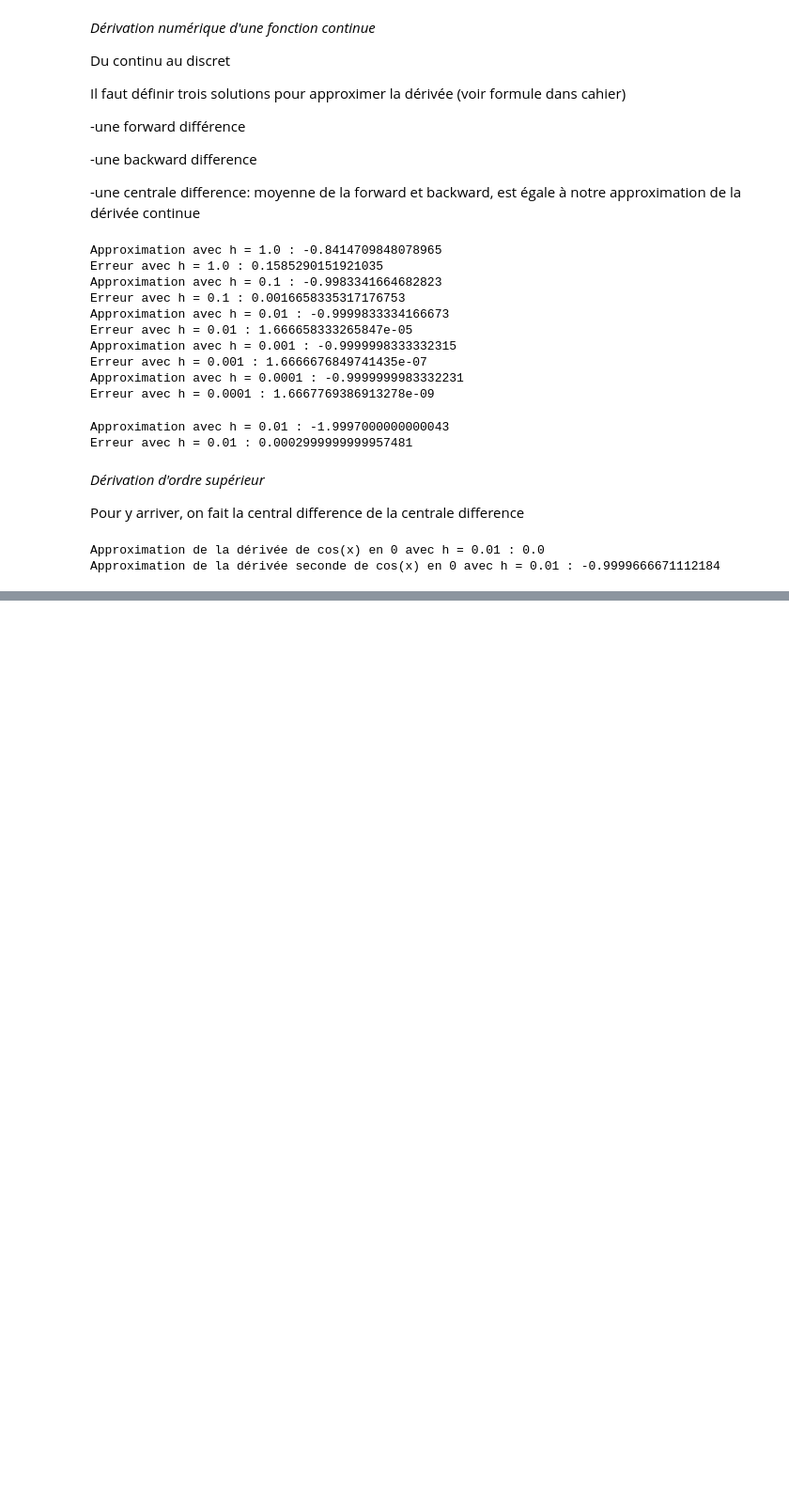
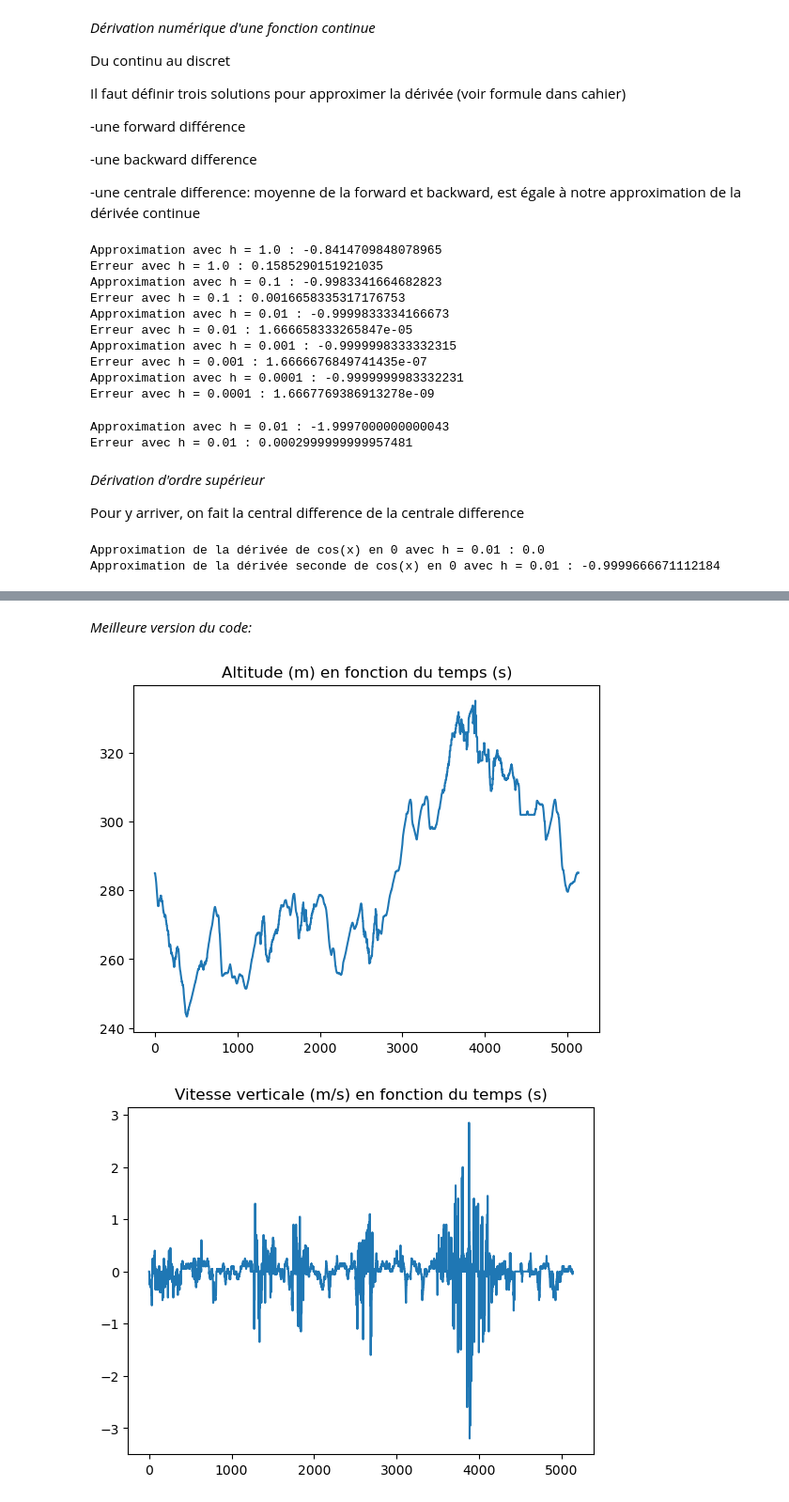
Before and after one commit to Zach3292/Calcul3, a Jupyter notebook: Note de cours.ipynb, the cells around one changed output, grey strips where cells are left out. Shown at 94% size. Cells and saved outputs as stored; diff of their text form; code cells hidden in the pictures; blank space fills up the shorter version.

```diff
--- a/Note de cours.ipynb
+++ b/Note de cours.ipynb
@@ -412,0 +447,39 @@ plt.show()
+# %%
+def deriveeDiscrete(data, ordre = 1):
+    h = 1
+
+    temp = np.zeros_like(data)
+
+    # Exclusion de la première et dernière valeur pour évité les erreurs d'index
+    for a in range(h, data.shape[0] - h):
+        temp[a] = (data[a + h] - data[a - h]) / (2 * h)
+
+    temp[0] = (data[0 + h] - data[0]) / h
+    temp[-1] = (data[-1] - data[-1 - h]) / h
+
+    if ordre > 1:
+        ordre -= 1
+        temp = deriveeDiscrete(temp, ordre)
+
+    return temp
+# %% [markdown]
+*Meilleure version du code:*
+# %%
+import numpy as np
+import matplotlib.pyplot as plt
+
+data = np.genfromtxt('dataset/elevation.txt')
+
+h = 1
+
+dydx = deriveeDiscrete(data)
+
+plt.plot(data, label = 'Altitude')
+plt.title('Altitude (m) en fonction du temps (s)')
+plt.show()
+plt.plot(dydx, label = 'Vitesse')
+plt.title('Vitesse verticale (m/s) en fonction du temps (s)')
+plt.show()
+# %% [output]
+[figure, added]
+[figure, added]
```
Also changed, not shown: parts of 23 cells of this notebook, 6 other files.
